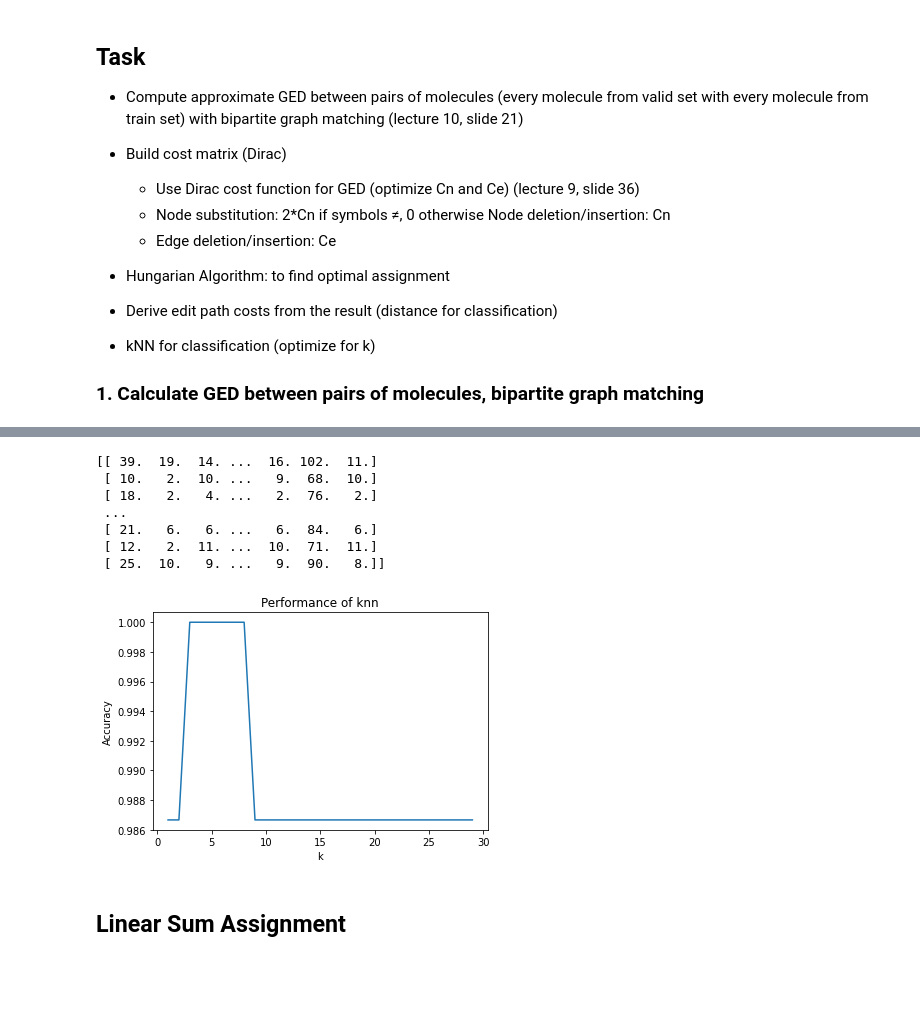
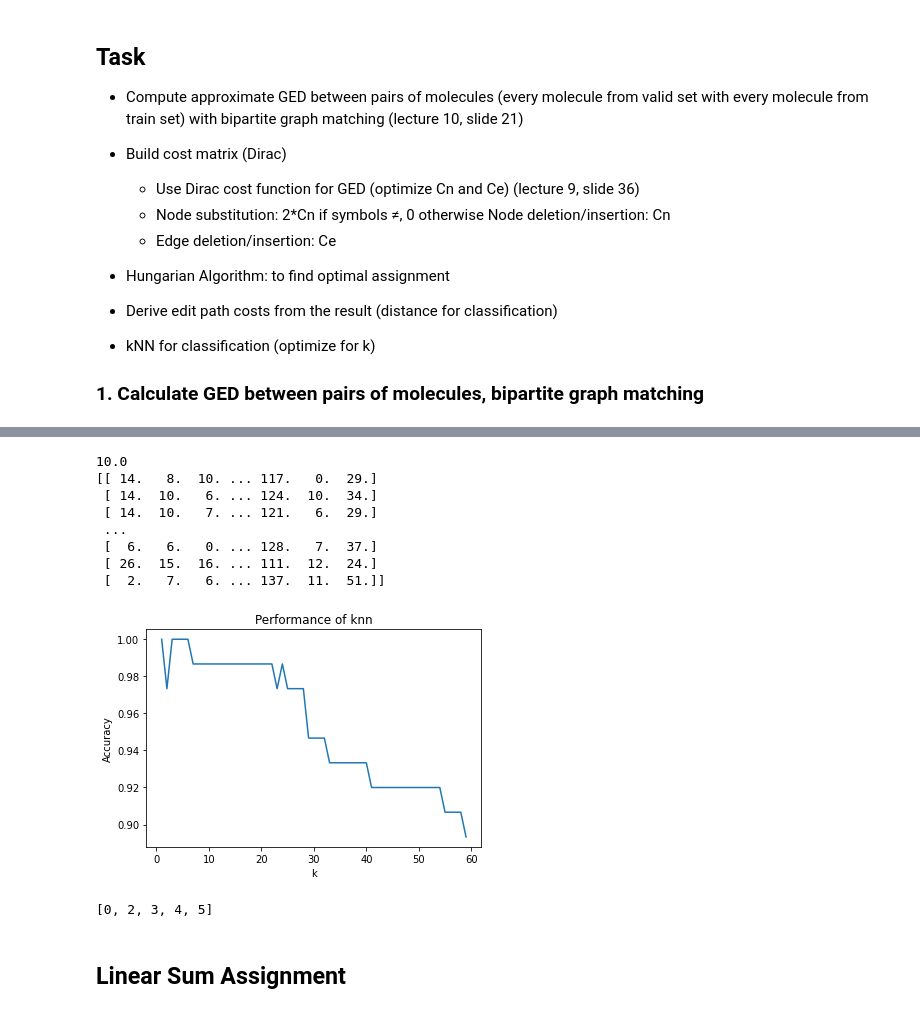
Before and after one commit to anninahelmy/PatternRecognition_FS22, a Jupyter notebook: Molecules/Molecules.ipynb, the cells around one changed output, grey strips where cells are left out. Drawn from its saved outputs; the diff is of its cells as text; code cells hidden in the pictures; blank space fills up the shorter version.

```diff
--- a/Molecules/Molecules.ipynb
+++ b/Molecules/Molecules.ipynb
@@ -226,7 +208,7 @@ def graph_edit_distance(graph1, graph2, Cn, Ce):
     row_ind, col_ind = linear_sum_assignment(c)
     return c[row_ind, col_ind].sum()
 
-graph_edit_distance(train_graphs[0], train_graphs[1], 1,1)
+print(graph_edit_distance(train_graphs[0], train_graphs[1], 1,1))
 
 def distance_matrix(test, train, Cn, Ce):
     distance_matrix = np.zeros((len(test), len(train)))
@@ -237,46 +219,48 @@ def distance_matrix(test, train, Cn, Ce):
     return distance_matrix
 
 dist = distance_matrix(test_graphs, train_graphs, 1, 1)
-np.savetext('distance_matrix.csv', dist, delimiter = ',')
+np.savetxt('distance_matrix.csv', dist, delimiter = ',')
 print(dist)
-
-def knn(dist_mat, k, test_labels, train_labels):
-    correct = 0
-    for index, row in enumerate(dist_mat):
-        smallest_k_values = np.argsort(row)[:k]
-        train_labels_k = [train_labels[i] for i in smallest_k_values]
-        count_a = train_labels_k.count('a')
-        count_i = k - count_a
-        if(count_a >= count_i):
-            predicted_label = 'a'
-        else:
-            predicted_label = 'i'
-        correct += int(predicted_label == test_labels[index])
-    return correct/len(test_labels)
-
-knn(dist, 5, test_labels, train_labels)
-
-
-accuracies = []
-ks = range(1, 30)
-for k in ks:
-    accuracy = knn(dist, k, test_labels, train_labels)
-    accuracies.append(accuracy)
-
-fig, ax = plt.subplots()
-ax.plot(ks, accuracies)
-ax.set(xlabel="k",
-       ylabel="Accuracy",
-       title="Performance of knn")
-plt.show()
 # %% [output]
-[[ 39.  19.  14. ...  16. 102.  11.]
- [ 10.   2.  10. ...   9.  68.  10.]
- [ 18.   2.   4. ...   2.  76.   2.]
+10.0
+[[ 14.   8.  10. ... 117.   0.  29.]
+ [ 14.  10.   6. ... 124.  10.  34.]
+ [ 14.  10.   7. ... 121.   6.  29.]
  ...
- [ 21.   6.   6. ...   6.  84.   6.]
- [ 12.   2.  11. ...  10.  71.  11.]
- [ 25.  10.   9. ...   9.  90.   8.]]
+ [  6.   6.   0. ... 128.   7.  37.]
+ [ 26.  15.  16. ... 111.  12.  24.]
+ [  2.   7.   6. ... 137.  11.  51.]]
-[figure, removed]
+# %%
+def knn(dist_mat, k, test_labels, train_labels):
+    correct = 0
+    for index, row in enumerate(dist_mat):
+        smallest_k_values = np.argsort(row)[:k]
+        train_labels_k = [train_labels[i] for i in smallest_k_values]
+        count_a = train_labels_k.count('a')
+        count_i = k - count_a
+        if(count_a >= count_i):
+            predicted_label = 'a'
+        else:
+            predicted_label = 'i'
+        correct += int(predicted_label == test_labels[index])
+    return correct/len(test_labels)
+
+accuracies = []
+ks = range(1, 60)
+for k in ks:
+    accuracy = knn(dist, k, test_labels, train_labels)
+    accuracies.append(accuracy)
+fig, ax = plt.subplots()
+ax.plot(ks, accuracies)
+ax.set(xlabel="k",
+       ylabel="Accuracy",
+       title="Performance of knn")
+plt.show()
+
+indices = [index for index, item in enumerate(accuracies) if item == max(accuracies)]
+print(indices)
+# %% [output]
+[figure, added]
+[0, 2, 3, 4, 5]
 # %% [markdown]
 ## Linear Sum Assignment
```
Also changed, not shown: parts of 9 cells of this notebook.
